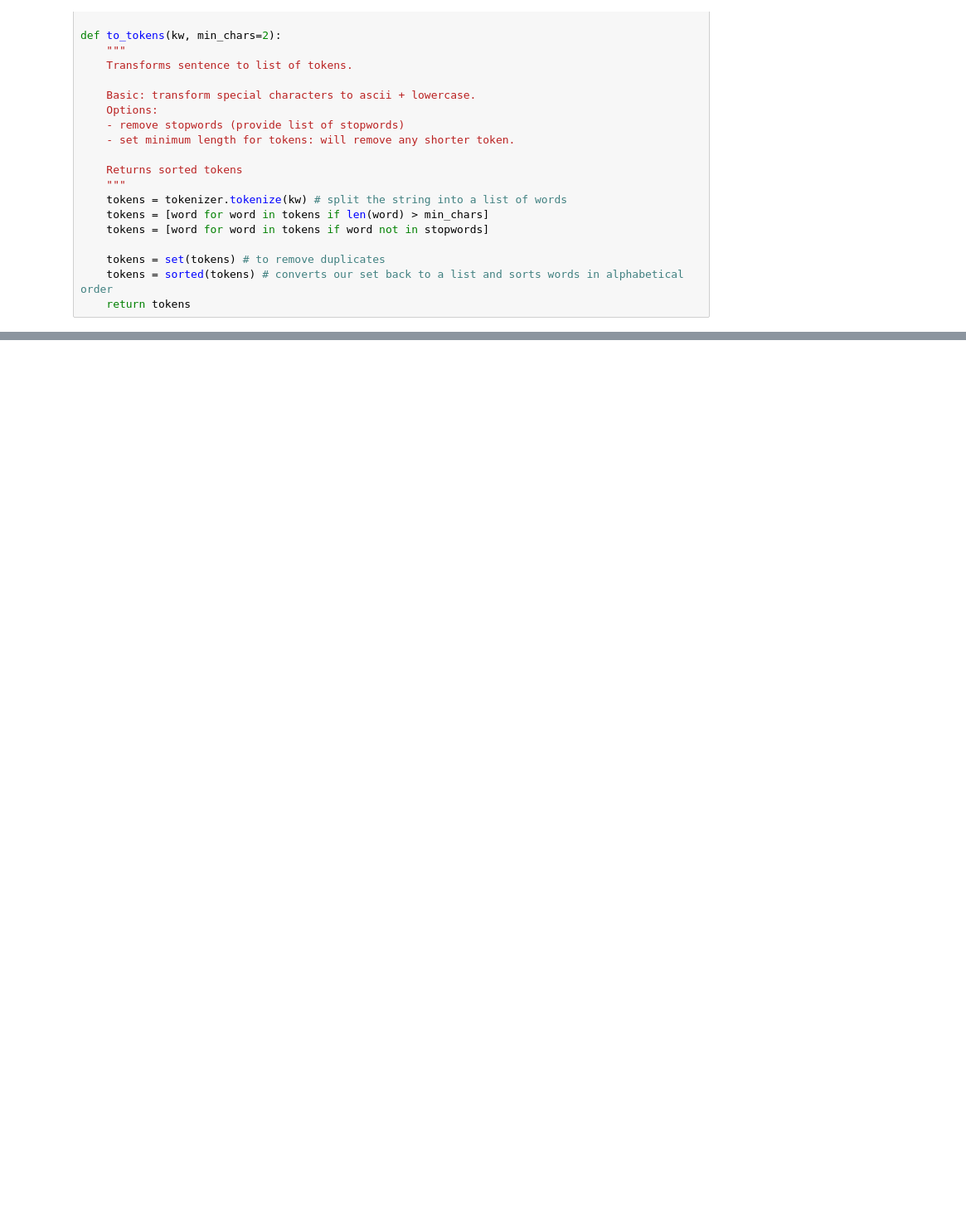
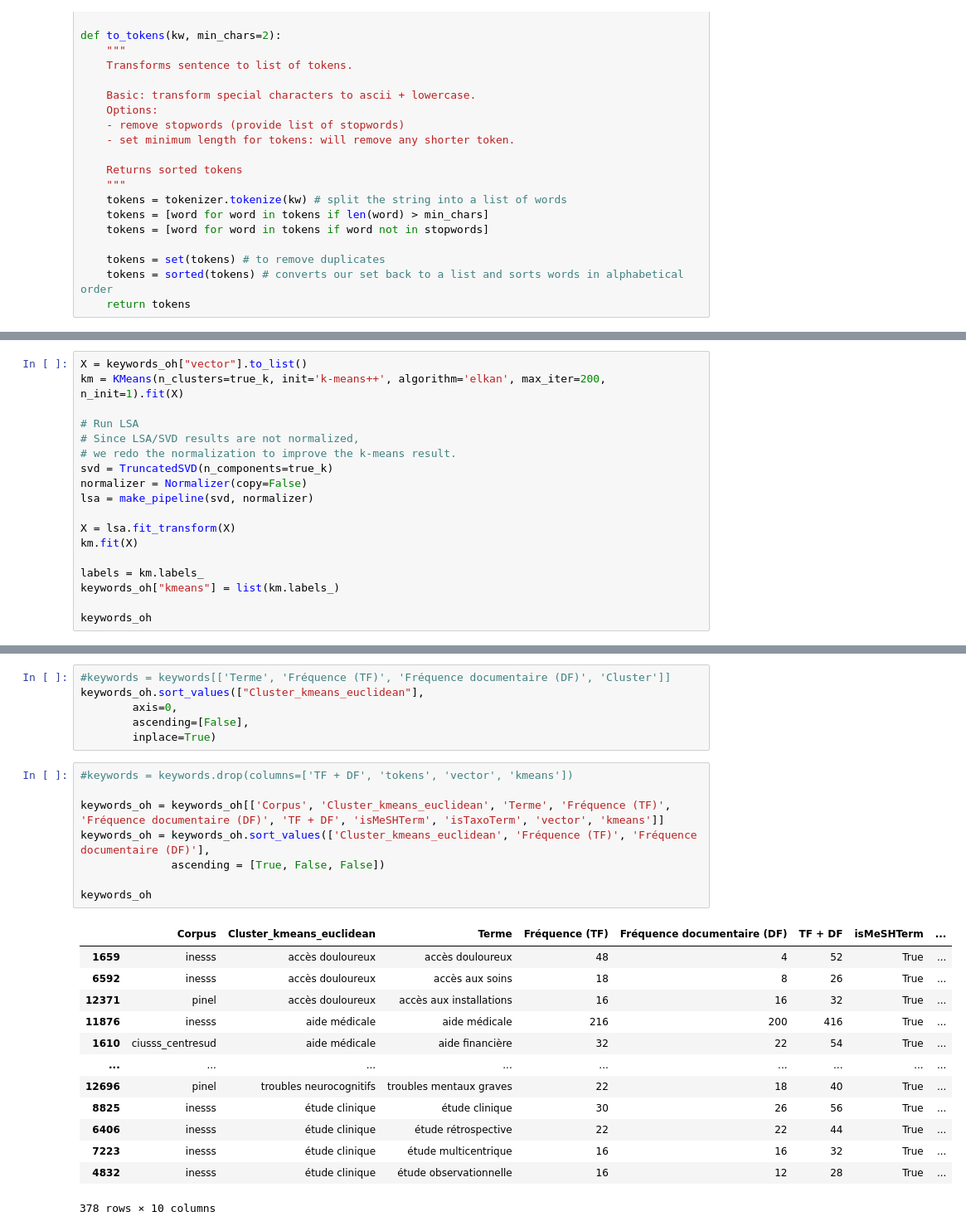
Before and after one commit to Camille-Demers/text-mining-project, a Jupyter notebook: 00-Jupyter-Notebooks/4-Keywords-clustering.ipynb, the cells around one changed output, grey strips where cells are left out. Shown at 83% size. Saved outputs shown, nothing was run; the diff lists cells and outputs as text; blank space fills up the shorter version.

```diff
--- a/00-Jupyter-Notebooks/4-Keywords-clustering.ipynb
+++ b/00-Jupyter-Notebooks/4-Keywords-clustering.ipynb
@@ -443,0 +310,18 @@ NameError: name 'assigned_clusters' is not defined
+# %%
+X = keywords_oh["vector"].to_list()
+km = KMeans(n_clusters=true_k, init='k-means++', algorithm='elkan', max_iter=200, n_init=1).fit(X)
+
+# Run LSA
+# Since LSA/SVD results are not normalized,
+# we redo the normalization to improve the k-means result.
+svd = TruncatedSVD(n_components=true_k)
+normalizer = Normalizer(copy=False)
+lsa = make_pipeline(svd, normalizer)
+
+X = lsa.fit_transform(X)
+km.fit(X)
+
+labels = km.labels_
+keywords_oh["kmeans"] = list(km.labels_)
+
+keywords_oh
@@ -443,0 +355,28 @@ NameError: name 'assigned_clusters' is not defined
+# %%
+#keywords = keywords[['Terme', 'Fréquence (TF)', 'Fréquence documentaire (DF)', 'Cluster']]
+keywords_oh.sort_values(["Cluster_kmeans_euclidean"],
+        axis=0,
+        ascending=[False],
+        inplace=True)
+# %%
+#keywords = keywords.drop(columns=['TF + DF', 'tokens', 'vector', 'kmeans'])
+
+keywords_oh = keywords_oh[['Corpus', 'Cluster_kmeans_euclidean', 'Terme', 'Fréquence (TF)', 'Fréquence documentaire (DF)', 'TF + DF', 'isMeSHTerm', 'isTaxoTerm', 'vector', 'kmeans']]
+keywords_oh = keywords_oh.sort_values(['Cluster_kmeans_euclidean', 'Fréquence (TF)', 'Fréquence documentaire (DF)'],
+              ascending = [True, False, False])
+
+keywords_oh
+# %% [output]
+|  | Corpus | Cluster_kmeans_euclidean | Terme | Fréquence (TF) | Fréquence documentaire (DF) | TF + DF | isMeSHTerm | ... |
+| 1659 | inesss | accès douloureux | accès douloureux | 48 | 4 | 52 | True | ... |
+| 6592 | inesss | accès douloureux | accès aux soins | 18 | 8 | 26 | True | ... |
+| 12371 | pinel | accès douloureux | accès aux installations | 16 | 16 | 32 | True | ... |
+| 11876 | inesss | aide médicale | aide médicale | 216 | 200 | 416 | True | ... |
+| 1610 | ciusss_centresud | aide médicale | aide financière | 32 | 22 | 54 | True | ... |
+| ... | ... | ... | ... | ... | ... | ... | ... | ... |
+| 12696 | pinel | troubles neurocognitifs | troubles mentaux graves | 22 | 18 | 40 | True | ... |
+| 8825 | inesss | étude clinique | étude clinique | 30 | 26 | 56 | True | ... |
+| 6406 | inesss | étude clinique | étude rétrospective | 22 | 22 | 44 | True | ... |
+| 7223 | inesss | étude clinique | étude multicentrique | 16 | 16 | 32 | True | ... |
+| 4832 | inesss | étude clinique | étude observationnelle | 16 | 12 | 28 | True | ... |
+378 rows × 10 columns
```
Also changed, not shown: parts of 107 cells of this notebook.
